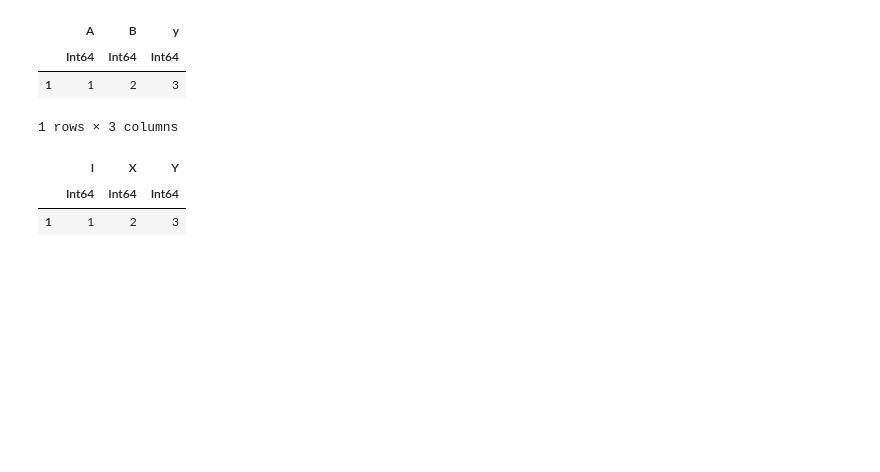
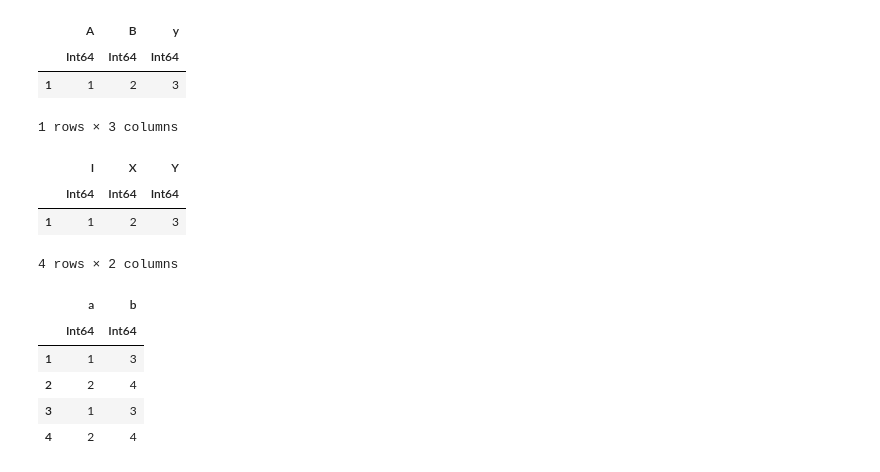
Before and after one commit to damiansp/julia, a Jupyter notebook: dsDocs/DataFrames/functions_2.py.ipynb, the cells around one changed output. Cells and saved outputs as stored; diff of their text form; code cells hidden in the pictures; blank space fills up the shorter version.

```diff
--- a/dsDocs/DataFrames/functions_2.py.ipynb
+++ b/dsDocs/DataFrames/functions_2.py.ipynb
@@ -380,3 +380,14 @@ rename(uppercase, df)
 |  | I | X | Y |
 |  | Int64 | Int64 | Int64 |
 | 1 | 1 | 2 | 3 |
+# %%
+df = DataFrame(a=1:2, b=3:4)
+repeat(df, 2)
+# %% [output]
+4 rows × 2 columns
+|  | a | b |
+|  | Int64 | Int64 |
+| 1 | 1 | 3 |
+| 2 | 2 | 4 |
+| 3 | 1 | 3 |
+| 4 | 2 | 4 |
```
Also changed, not shown: parts of 2 cells of this notebook.
